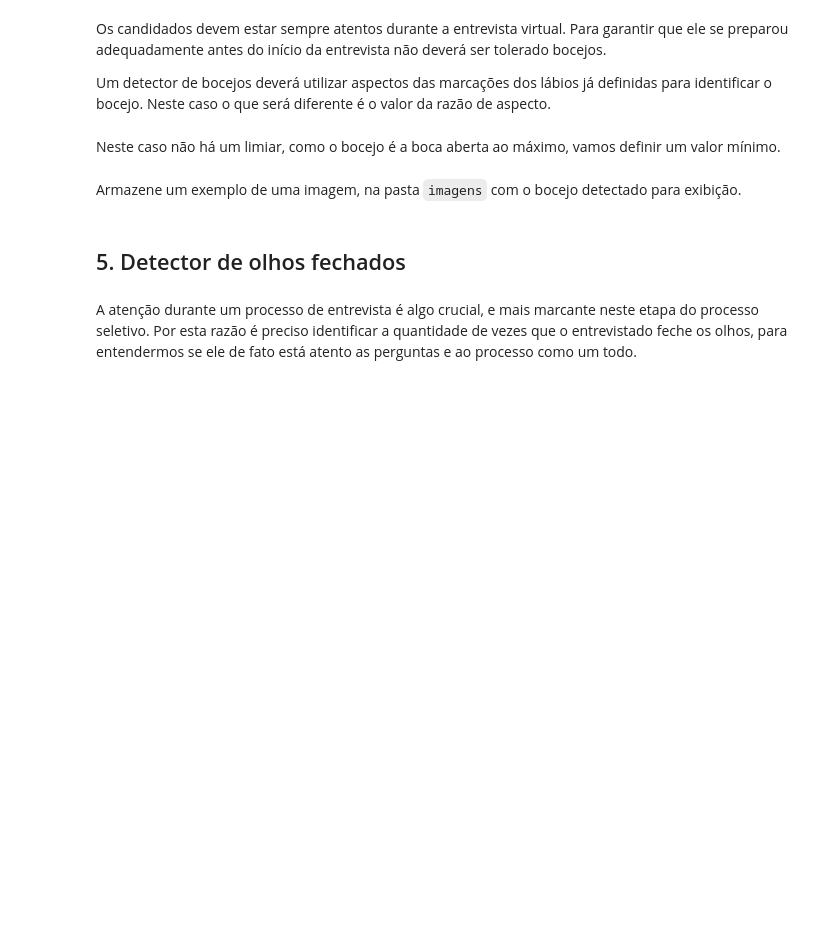
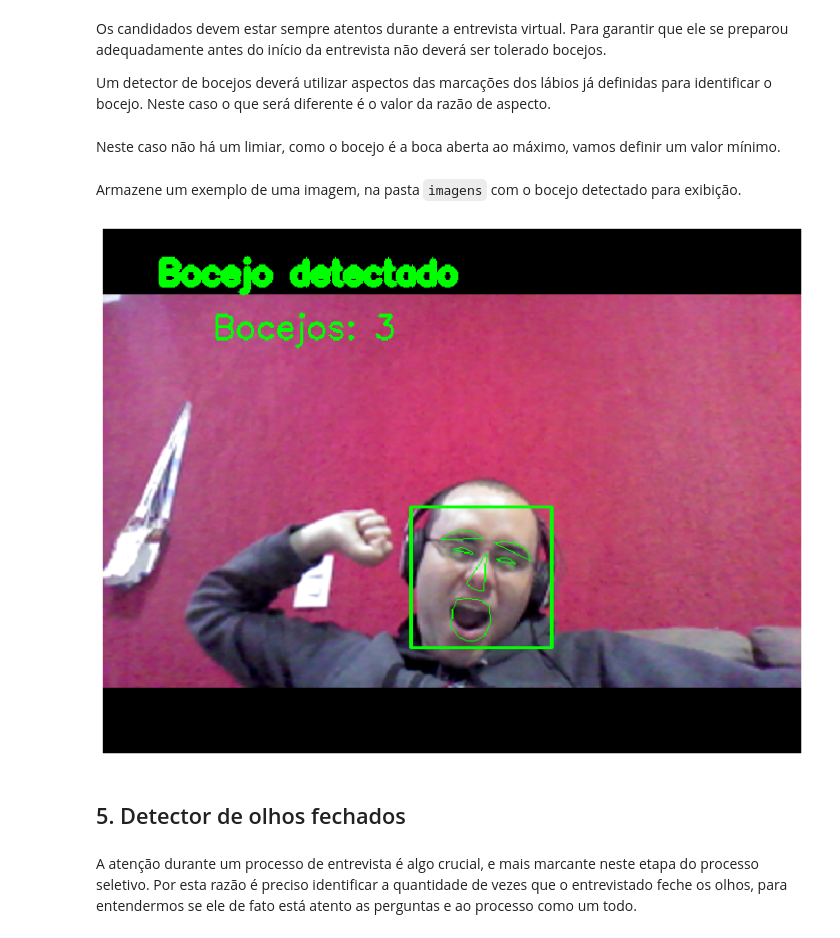
Before and after one commit to sergioprates/fiap-ml-tec-proc-imagens-capstone, a Jupyter notebook: projeto-final/smart-hiring.ipynb, the cells around one changed output. Saved outputs shown, nothing was run; the diff lists cells and outputs as text; code cells hidden in the pictures; blank space fills up the shorter version.

Commit message:
detector de bocejos

```diff
--- a/projeto-final/smart-hiring.ipynb
+++ b/projeto-final/smart-hiring.ipynb
@@ -646,8 +646,10 @@
 # %%
 # IMPLEMENTAR
 # Passe o parâmetro localização da imagem para exibi-la no notebook
 
-exibir_imagem(None)
+exibir_imagem('imagens/evidencia_detector_bocejos.png')
+# %% [output]
+[figure, added]
 # %% [markdown]
 ## 5. Detector de olhos fechados
 # %% [markdown]
```
Also changed, not shown: parts of 2 cells of this notebook.
